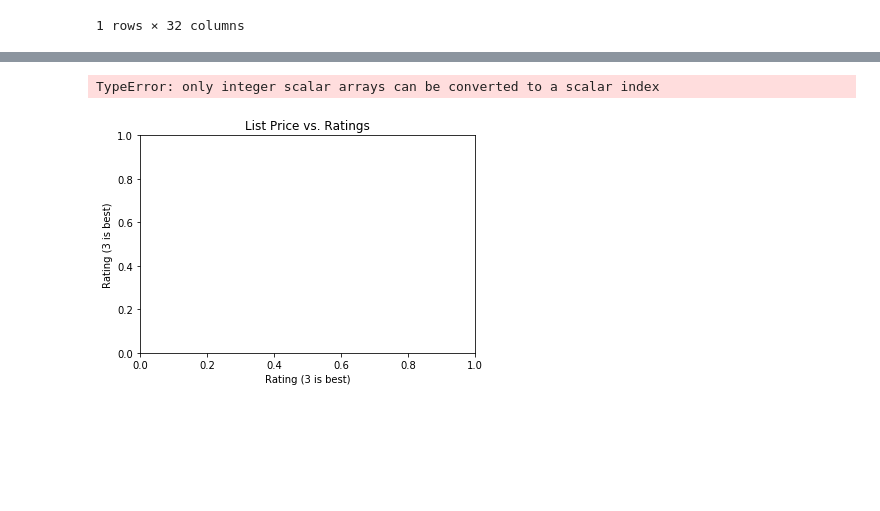
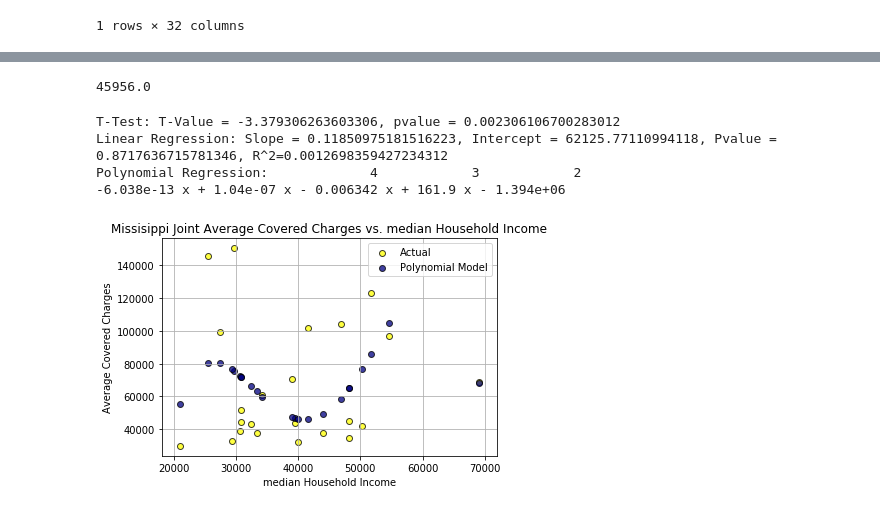
Before and after one commit to BrandinO771/viper_proj_1, a Jupyter notebook: calculations_ron/medical_deltas.ipynb, the cells around one changed output, grey strips where cells are left out. Cells and saved outputs as stored; diff of their text form; code cells hidden in the pictures; blank space fills up the shorter version.

```diff
--- a/calculations_ron/medical_deltas.ipynb
+++ b/calculations_ron/medical_deltas.ipynb
@@ -515,12 +433,64 @@ comp_df.head()
-# %%
-# Diabetes - Create Matplotlib scatter based on List Price vs. Comps
-plt.title('List Price vs. Ratings')
-plt.xlabel('Rating (3 is best)')
-plt.ylabel('Rating (3 is best)')
-plt.plot(comp_df['Rating'].asint,comp_df['Mortality'], marker="o", facecolors="blue", edgecolors="black",alpha=0.75)
-
-
-#t.savefig('diabetes_ratings_mortality.png')
-# %% [output]
-TypeError: only integer scalar arrays can be converted to a scalar index
-[figure, removed]
+# %%
+#Read Brandon's mergered data sources
+diabetes_ms = pd.read_csv('data/MS_chg_survey_nums_census_Nat_Diabetes_Frmtd_.csv')
+joint_ms = pd.read_csv('data/MS_chg_survey_nums_census_Nat_Joint_Frmtd_.csv')
+
+#Drop NaN, blank rows
+diabetes_ms1 = diabetes_ms.dropna()
+joint_ms1 = joint_ms.dropna()
+# %% [output]
+45956.0
+# %%
+### JOINTS - MS - Hypothesis 1
+###Hypothesis: There is a significant difference between income and customer satisfaction.
+###Null: There is no significant difference between income and customer satisfaction
+
+from scipy import stats
+#######################Enter Parameter
+param = 'median Household Income'
+#######################################
+param2 = 'Average Covered Charges'
+# Create two samples
+s1 = joint_ms1[param]
+s2 = joint_ms1[param2]
+
+# Run T test
+(t_stat, p) = stats.ttest_ind(s1, s2, equal_var=False)
+print(f"T-Test: T-Value = {t_stat}, pvalue = {p}")
+
+#Run Linear Regression
+slope, intercept, r_value, p_value, std_err = stats.linregress(s1, s2)
+print(f"Linear Regression: Slope = {slope}, Intercept = {intercept}, Pvalue = {p_value}, R^2={r_value**2}")
+
+# Run Polynomial Regression
+z = np.polyfit(s1, s2, 4)
+f = np.poly1d(z)
+print (f'Polynomial Regression: {f}')
+
+# Scatterplot overlays - actual vs. preducted
+#x_new = np.linspace(s2.iloc[0], s2.iloc[22], 30)
+y_new = f(s1)
+
+#Original Data
+x_data = []
+y_data = []
+x_data = s1
+y_data = s2
+
+#Plot format
+fig, ax = plt.subplots()
+a=plt.scatter(s1,s2, marker="o", facecolors="yellow", edgecolors="black",alpha=0.75)
+b=plt.scatter(s1,y_new, marker="o", facecolors="navy", edgecolors="black",alpha=0.75)
+#ax.plot(x_data, y_new, 'b--')
+plt.title(f'Missisippi Joint {param2} vs. {param}')
+plt.xlabel(f'{param}')
+plt.ylabel(param2)
+plt.grid(True)
+plt.legend((a, b), ('Actual', 'Polynomial Model'))
+plt.savefig('data/ms_joint_population_cost.png')
+# %% [output]
+T-Test: T-Value = -3.379306263603306, pvalue = 0.002306106700283012
+Linear Regression: Slope = 0.11850975181516223, Intercept = 62125.77110994118, Pvalue = 0.8717636715781346, R^2=0.0012698359427234312
+Polynomial Regression:             4            3            2
+-6.038e-13 x + 1.04e-07 x - 0.006342 x + 161.9 x - 1.394e+06
+[figure, added]
```
Also changed, not shown: parts of 11 cells of this notebook, 8 other files.
